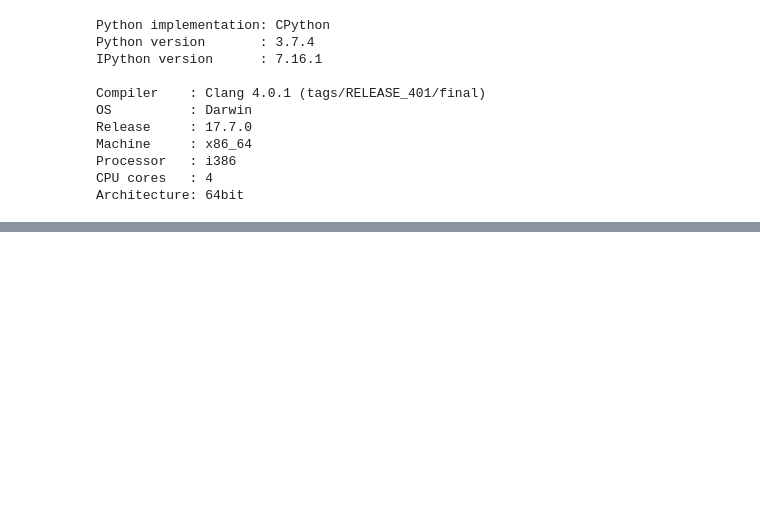
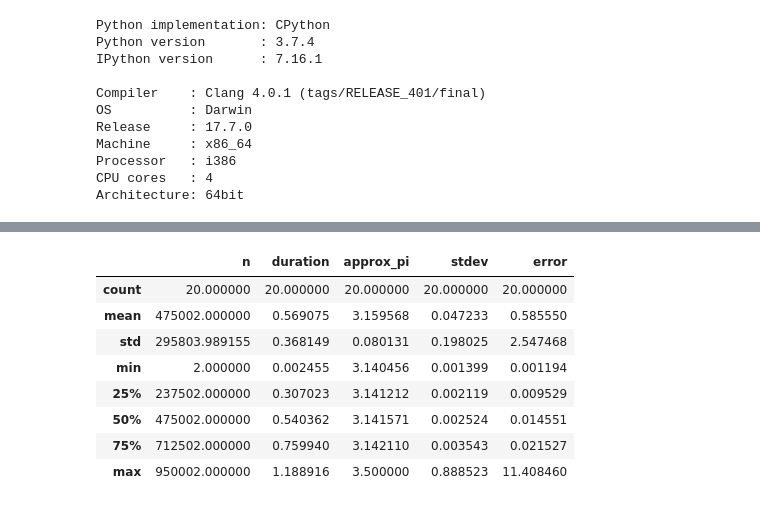
Before and after one commit to DerwenAI/ray_tutorial, a Jupyter notebook: pi.ipynb, the cells around one changed output, grey strips where cells are left out. Drawn from its saved outputs; the diff is of its cells as text; code cells hidden in the pictures; blank space fills up the shorter version.

```diff
--- a/pi.ipynb
+++ b/pi.ipynb
@@ -211,3 +227,15 @@ df1.describe()
+# %%
+sim_s.df.describe()
+# %% [output]
+|  | n | duration | approx_pi | stdev | error |
+| count | 20.000000 | 20.000000 | 20.000000 | 20.000000 | 20.000000 |
+| mean | 475002.000000 | 0.569075 | 3.159568 | 0.047233 | 0.585550 |
+| std | 295803.989155 | 0.368149 | 0.080131 | 0.198025 | 2.547468 |
+| min | 2.000000 | 0.002455 | 3.140456 | 0.001399 | 0.001194 |
+| 25% | 237502.000000 | 0.307023 | 3.141212 | 0.002119 | 0.009529 |
+| 50% | 475002.000000 | 0.540362 | 3.141571 | 0.002524 | 0.014551 |
+| 75% | 712502.000000 | 0.759940 | 3.142110 | 0.003543 | 0.021527 |
+| max | 950002.000000 | 1.188916 | 3.500000 | 0.888523 | 11.408460 |
 # %%
 %%time
 
```
Also changed, not shown: parts of 30 cells of this notebook.
